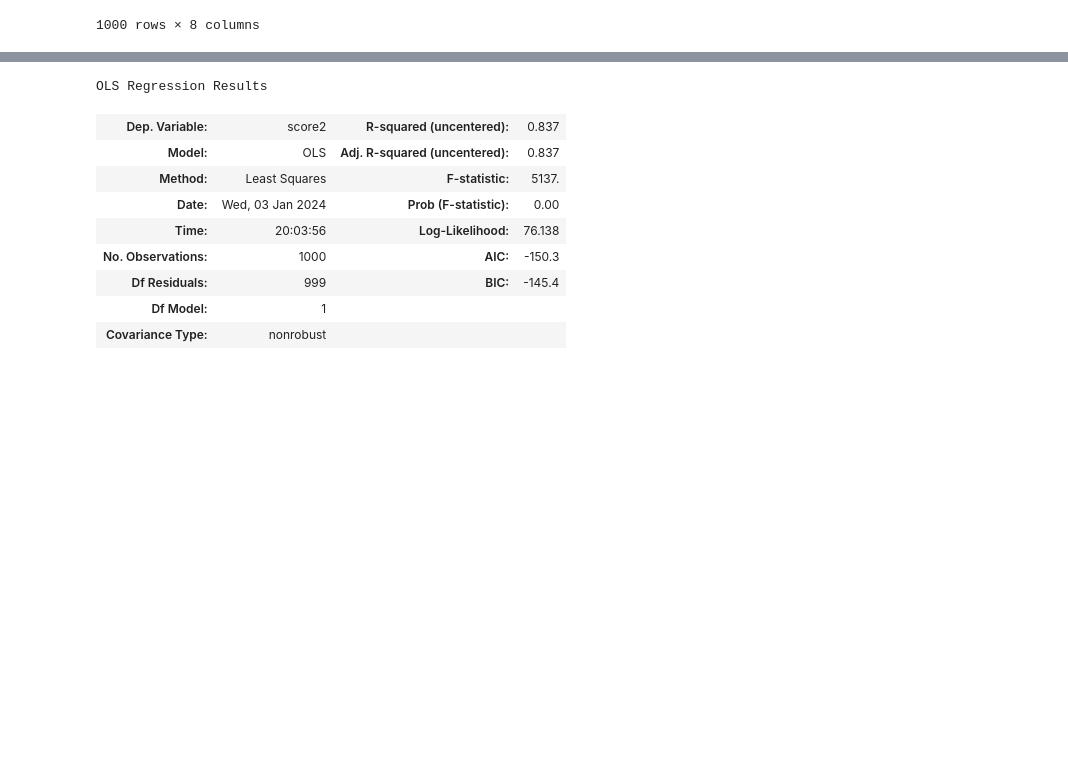
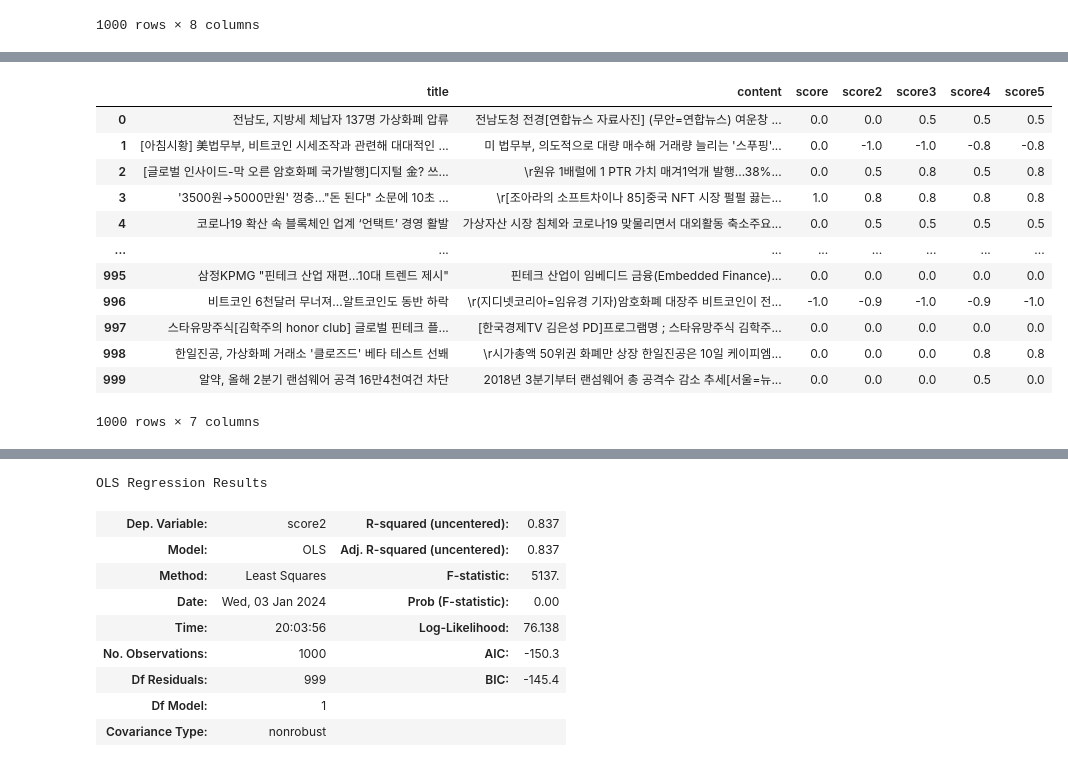
Before and after one commit to boyu571/LLM_based_investment_research, a Jupyter notebook: new/1228.ipynb, the cells around one changed output, grey strips where cells are left out. Drawn from its saved outputs; the diff is of its cells as text; code cells hidden in the pictures; blank space fills up the shorter version.

```diff
--- a/new/1228.ipynb
+++ b/new/1228.ipynb
@@ -362 +362,18 @@ df
+# %%
+df = df[['title', 'content', 'score', 'score2', 'score3', 'score4', 'score5']]
+df
+# %% [output]
+|  | title | content | score | score2 | score3 | score4 | score5 |
+| 0 | 전남도, 지방세 체납자 137명 가상화폐 압류 | 전남도청 전경[연합뉴스 자료사진] (무안=연합뉴스) 여운창 ... | 0.0 | 0.0 | 0.5 | 0.5 | 0.5 |
+| 1 | [아침시황] 美법무부, 비트코인 시세조작과 관련해 대대적인 ... | 미 법무부, 의도적으로 대량 매수해 거래량 늘리는 '스푸핑'... | 0.0 | -1.0 | -1.0 | -0.8 | -0.8 |
+| 2 | [글로벌 인사이드-막 오른 암호화폐 국가발행]디지털 金? 쓰... | \r원유 1배럴에 1 PTR 가치 매겨1억개 발행...38%... | 0.0 | 0.5 | 0.8 | 0.5 | 0.8 |
+| 3 | '3500원→5000만원' 껑충…"돈 된다" 소문에 10초 ... | \r[조아라의 소프트차이나 85]중국 NFT 시장 펄펄 끓는... | 1.0 | 0.8 | 0.8 | 0.8 | 0.8 |
+| 4 | 코로나19 확산 속 블록체인 업계 ‘언택트’ 경영 활발 | 가상자산 시장 침체와 코로나19 맞물리면서 대외활동 축소주요... | 0.0 | 0.5 | 0.5 | 0.5 | 0.5 |
+| ... | ... | ... | ... | ... | ... | ... | ... |
+| 995 | 삼정KPMG "핀테크 산업 재편…10대 트렌드 제시" | 핀테크 산업이 임베디드 금융(Embedded Finance)... | 0.0 | 0.0 | 0.0 | 0.0 | 0.0 |
+| 996 | 비트코인 6천달러 무너져...알트코인도 동반 하락 | \r(지디넷코리아=임유경 기자)암호화폐 대장주 비트코인이 전... | -1.0 | -0.9 | -1.0 | -0.9 | -1.0 |
+| 997 | 스타유망주식[김학주의 honor club] 글로벌 핀테크 플... | [한국경제TV 김은성 PD]프로그램명 ; 스타유망주식 김학주... | 0.0 | 0.0 | 0.0 | 0.0 | 0.0 |
+| 998 | 한일진공, 가상화폐 거래소 '클로즈드' 베타 테스트 선봬 | \r시가총액 50위권 화폐만 상장 한일진공은 10일 케이피엠... | 0.0 | 0.0 | 0.0 | 0.8 | 0.8 |
+| 999 | 알약, 올해 2분기 랜섬웨어 공격 16만4천여건 차단 | 2018년 3분기부터 랜섬웨어 총 공격수 감소 추세[서울=뉴... | 0.0 | 0.0 | 0.0 | 0.5 | 0.0 |
+1000 rows × 7 columns
 # %%
```
Also changed, not shown: parts of 16 cells of this notebook, 5 other files.
